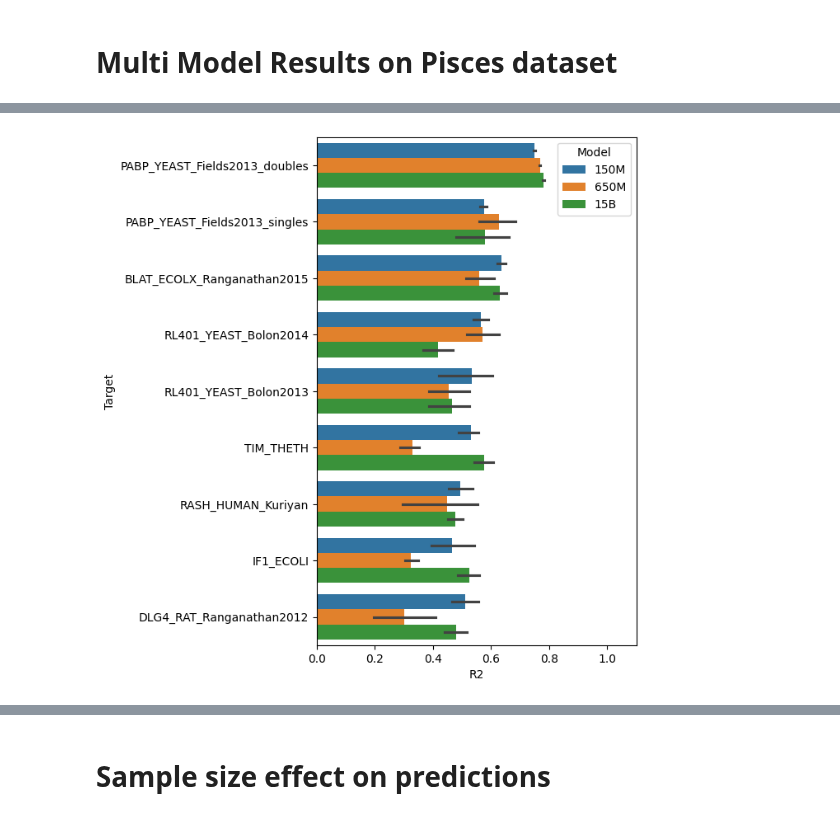
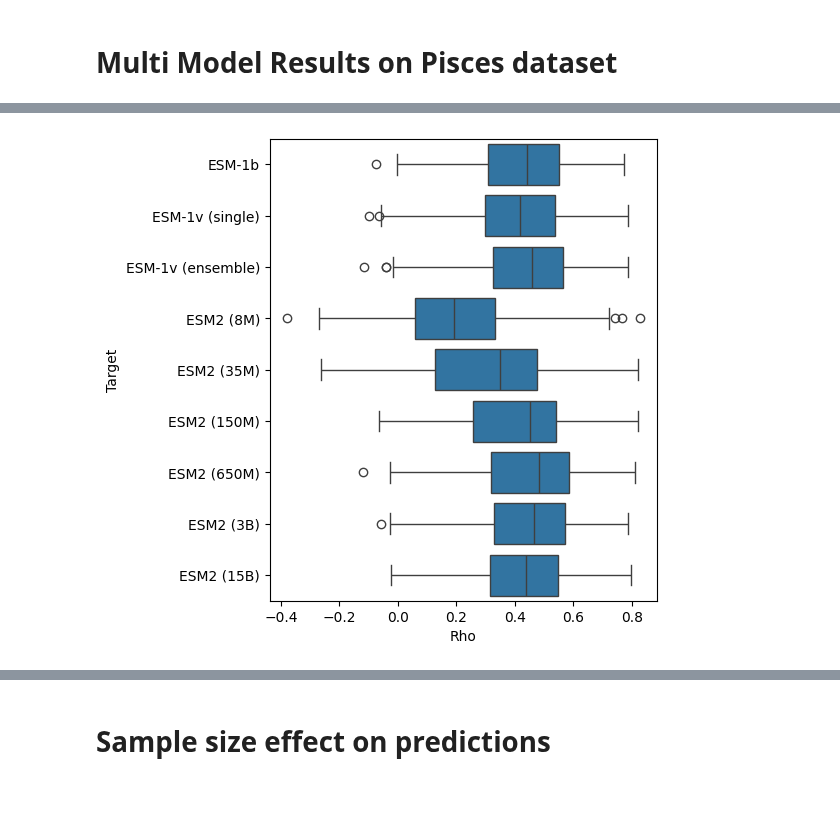
Before and after one commit to ziul-bio/SWAT, a Jupyter notebook: plot_results.ipynb, the cells around one changed output, grey strips where cells are left out. Cells and saved outputs as stored; diff of their text form; code cells hidden in the pictures.

Commit message:
adding new results

```diff
--- a/plot_results.ipynb
+++ b/plot_results.ipynb
@@ -405,0 +457,7 @@ df
+# %%
+data = pd.read_csv('results/DMS_zero_shot_ESMs.csv')
+
+val_vars = data.columns.values
+
+data_melted = data.melt(id_vars=['DMS ID'], value_vars=val_vars, var_name='Model', value_name='Rho')
+data_melted
@@ -406,18 +478,10 @@ df
 # %%
-mean_scores = df.groupby('Dataset')['R2_score_test'].max().sort_values(ascending=False)
-
-# Get the sorted order of Datasets
-sorted_datasets = mean_scores.index
-
-
 # Plot the boxplot with sorted Model
-plt.figure(figsize=(5, 8))
-sns.barplot(data=df, x='R2_score_test', y='Dataset', hue='Model', order=sorted_datasets)
-plt.xlabel('R2')
-plt.xlim(0, 1.1)
+plt.figure(figsize=(5, 6))
+sns.boxplot(data=data_melted, x='Rho', y='Model')
+plt.xlabel('Rho')
+#plt.xlim(0, 1.1)
 plt.ylabel('Target')
-
-#plt.savefig('results/lassoCV_pisces_mean_summary.png', dpi=600, bbox_inches='tight')
 plt.show()
 # %% [output]
-[figure, old version]
+[figure, new version]
```
Also changed, not shown: parts of 79 cells of this notebook, 1 other file.
